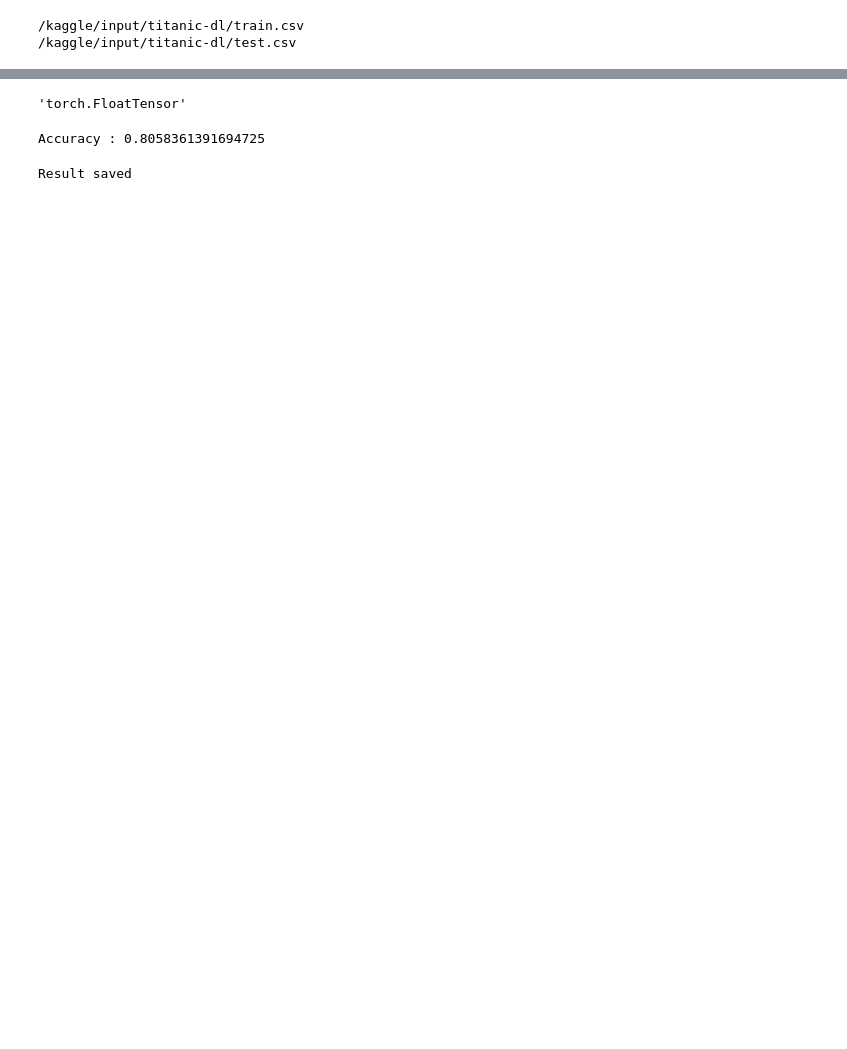
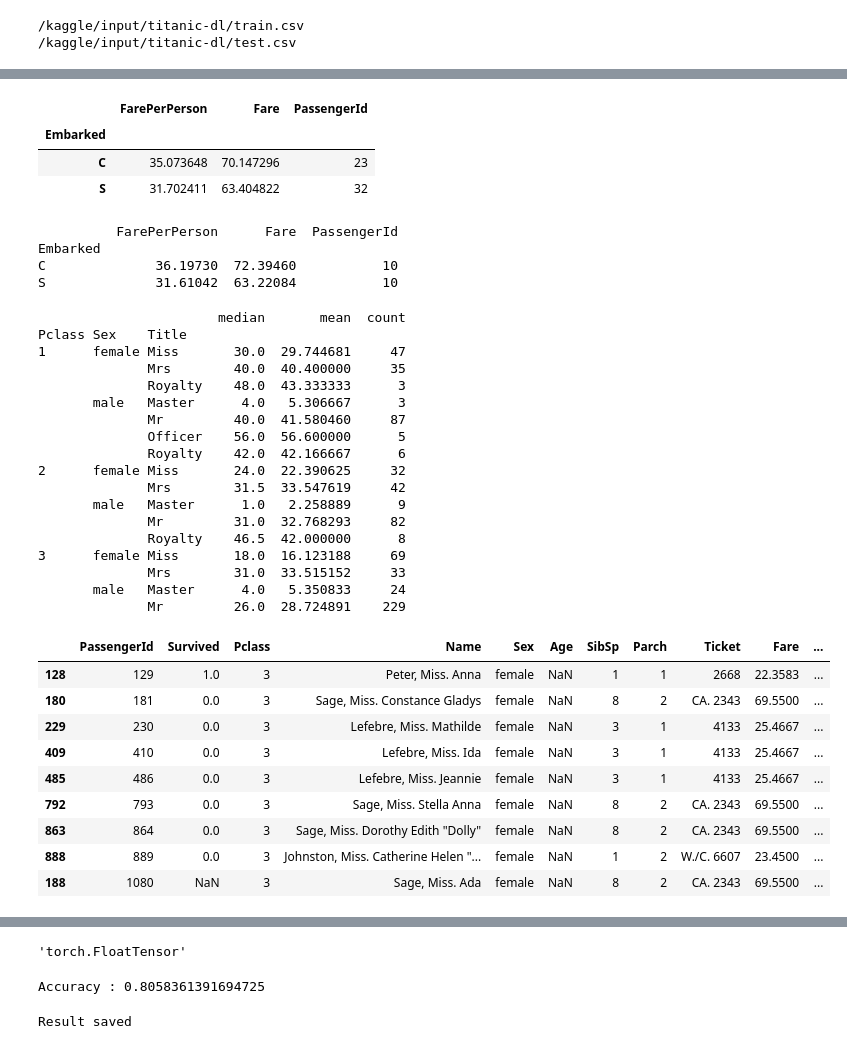
Before and after one commit to sohds/deeplearning-2024, a Jupyter notebook: w2-linear-nn/dl-w3-titanic-neural-network.ipynb, the cells around one changed output, grey strips where cells are left out. Cells and saved outputs as stored; diff of their text form; code cells hidden in the pictures; blank space fills up the shorter version.

```diff
--- a/w2-linear-nn/dl-w3-titanic-neural-network.ipynb
+++ b/w2-linear-nn/dl-w3-titanic-neural-network.ipynb
@@ -27,0 +198,10 @@ warnings.filterwarnings('ignore')
+# %%
+display(combined[combined.Fare.isnull()])
+
+## 인당 요금 확인
+for df in [df_train, df_test, combined]:
+    df['PeopleInTicket']=df['Ticket'].map(combined['Ticket'].value_counts())
+    df['FarePerPerson']=df['Fare']/df['PeopleInTicket']
+
+## Port S와 PClass의 평균 요금 사용해서 채우기
+print('Mean fare for this category: ', df_train[(df_train.Embarked=='S') & (df_train.Pclass==3)]['FarePerPerson'].mean())
@@ -27,0 +228,53 @@ warnings.filterwarnings('ignore')
+# %%
+df_train[(df_train.Pclass==1) & (df_train.PeopleInTicket==2) & (df_train.Age>18)].groupby('Embarked').agg({'FarePerPerson': 'mean', 'Fare': 'mean', 'PassengerId': 'count'})
+# %% [output]
+|  | FarePerPerson | Fare | PassengerId |
+| Embarked |  |  |  |
+| C | 35.073648 | 70.147296 | 23 |
+| S | 31.702411 | 63.404822 | 32 |
+# %%
+print(df_train[(~df_train.Cabin.isnull()) & (df_train.Pclass==1) & (df_train.PeopleInTicket==2) & (df_train.Sex=="female") & (df_train.Age>18)].groupby('Embarked').agg({'FarePerPerson': 'mean', 'Fare': 'mean', 'PassengerId': 'count'}))
+
+##Still port C comes out as a winner in all cases. We will go ahead with this
+df_train.Embarked.fillna('C', inplace=True)
+# %% [output]
+          FarePerPerson      Fare  PassengerId
+Embarked
+C              36.19730  72.39460           10
+S              31.61042  63.22084           10
+# %%
+print(df_train.groupby(['Pclass','Sex','Title'])['Age'].agg({'mean', 'median', 'count'}))
+
+for df in [df_train, df_test, combined]:
+    df.loc[(df.Title=='Miss') & (df.Parch!=0) & (df.PeopleInTicket>1), 'Title']="FemaleChild"
+
+display(combined[(combined.Age.isnull()) & (combined.Title=='FemaleChild')])
+# %% [output]
+                       median       mean  count
+Pclass Sex    Title
+1      female Miss       30.0  29.744681     47
+              Mrs        40.0  40.400000     35
+              Royalty    48.0  43.333333      3
+       male   Master      4.0   5.306667      3
+              Mr         40.0  41.580460     87
+              Officer    56.0  56.600000      5
+              Royalty    42.0  42.166667      6
+2      female Miss       24.0  22.390625     32
+              Mrs        31.5  33.547619     42
+       male   Master      1.0   2.258889      9
+              Mr         31.0  32.768293     82
+              Royalty    46.5  42.000000      8
+3      female Miss       18.0  16.123188     69
+              Mrs        31.0  33.515152     33
+       male   Master      4.0   5.350833     24
+              Mr         26.0  28.724891    229
+|  | PassengerId | Survived | Pclass | Name | Sex | Age | SibSp | Parch | Ticket | Fare | ... |
+| 128 | 129 | 1.0 | 3 | Peter, Miss. Anna | female | NaN | 1 | 1 | 2668 | 22.3583 | ... |
+| 180 | 181 | 0.0 | 3 | Sage, Miss. Constance Gladys | female | NaN | 8 | 2 | CA. 2343 | 69.5500 | ... |
+| 229 | 230 | 0.0 | 3 | Lefebre, Miss. Mathilde | female | NaN | 3 | 1 | 4133 | 25.4667 | ... |
+| 409 | 410 | 0.0 | 3 | Lefebre, Miss. Ida | female | NaN | 3 | 1 | 4133 | 25.4667 | ... |
+| 485 | 486 | 0.0 | 3 | Lefebre, Miss. Jeannie | female | NaN | 3 | 1 | 4133 | 25.4667 | ... |
+| 792 | 793 | 0.0 | 3 | Sage, Miss. Stella Anna | female | NaN | 8 | 2 | CA. 2343 | 69.5500 | ... |
+| 863 | 864 | 0.0 | 3 | Sage, Miss. Dorothy Edith "Dolly" | female | NaN | 8 | 2 | CA. 2343 | 69.5500 | ... |
+| 888 | 889 | 0.0 | 3 | Johnston, Miss. Catherine Helen "... | female | NaN | 1 | 2 | W./C. 6607 | 23.4500 | ... |
+| 188 | 1080 | NaN | 3 | Sage, Miss. Ada | female | NaN | 8 | 2 | CA. 2343 | 69.5500 | ... |
```
Also changed, not shown: parts of 44 cells of this notebook.
